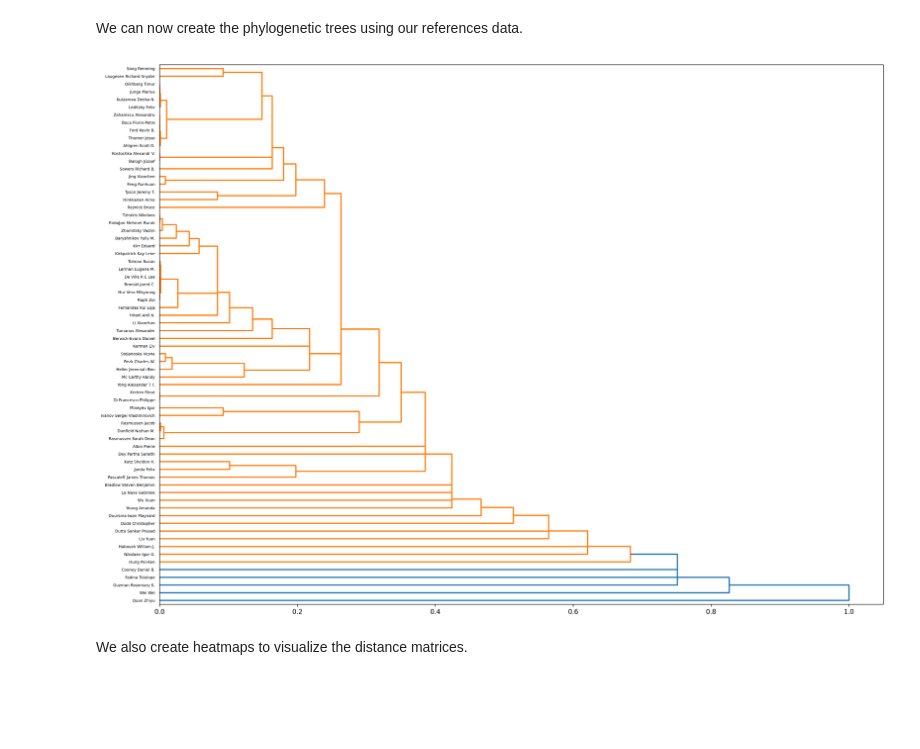
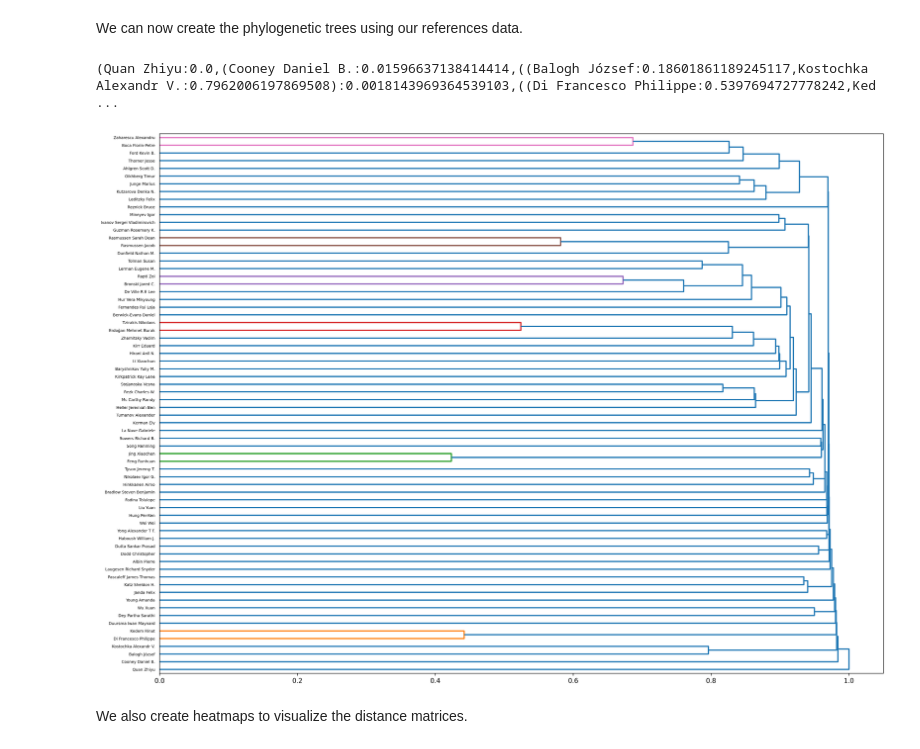
Before and after one commit to PrajeetCoding/IGLDEEPSTRUCTURES, a Jupyter notebook: CurrNotebook.ipynb, the cells around one changed output. Cells and saved outputs as stored; diff of their text form; code cells hidden in the pictures; blank space fills up the shorter version.

```diff
--- a/CurrNotebook.ipynb
+++ b/CurrNotebook.ipynb
@@ -392,6 +392,7 @@ def plot_dendrogram(distance_matrix, labels, linkage="single",
         # Convert hierarchical clustering result to tree structure
         #tree = to_tree(linkage_matrix)
         pass
+    tree = to_tree(linkage_matrix)
     newick_tree = tree_to_newick(tree, labels, tree.dist)
     print(newick_tree)
 # %% [markdown]
@@ -446,12 +447,13 @@ faculties:  ['Ahlgren Scott D.', 'Albin Pierre', 'Balogh József', 'Baryshnikov
 We can now create the phylogenetic trees using our references data.
 # %%
 sim_com_ref = df[faculties].to_numpy() # Convert the similarity of common references into a numpy array
-distance_matrix = d1(sim_com_ref,1.1) # Obtain the distance matrix
+distance_matrix = d2(sim_com_ref,1.1) # Obtain the distance matrix
 
 #print(distance_matrix)
-plot_dendrogram(d1(sim_com_ref,1.1), faculties_no_underscores, linkage="single") #Plot the tree
+plot_dendrogram(d2(sim_com_ref,1.1), faculties_no_underscores, linkage="single") #Plot the tree
 # %% [output]
+(Quan Zhiyu:0.0,(Cooney Daniel B.:0.01596637138414414,((Balogh József:0.18601861189245117,Kostochka Alexandr V.:0.7962006197869508):0.0018143969364539103,((Di Francesco Philippe:0.5397694727778242,Ked ...
-[figure, old version]
+[figure, new version]
 # %%
 # Save hierarchical clustering result as Newick format tree
 from scipy.cluster.hierarchy import to_tree
```
Also changed, not shown: parts of 7 cells of this notebook.
